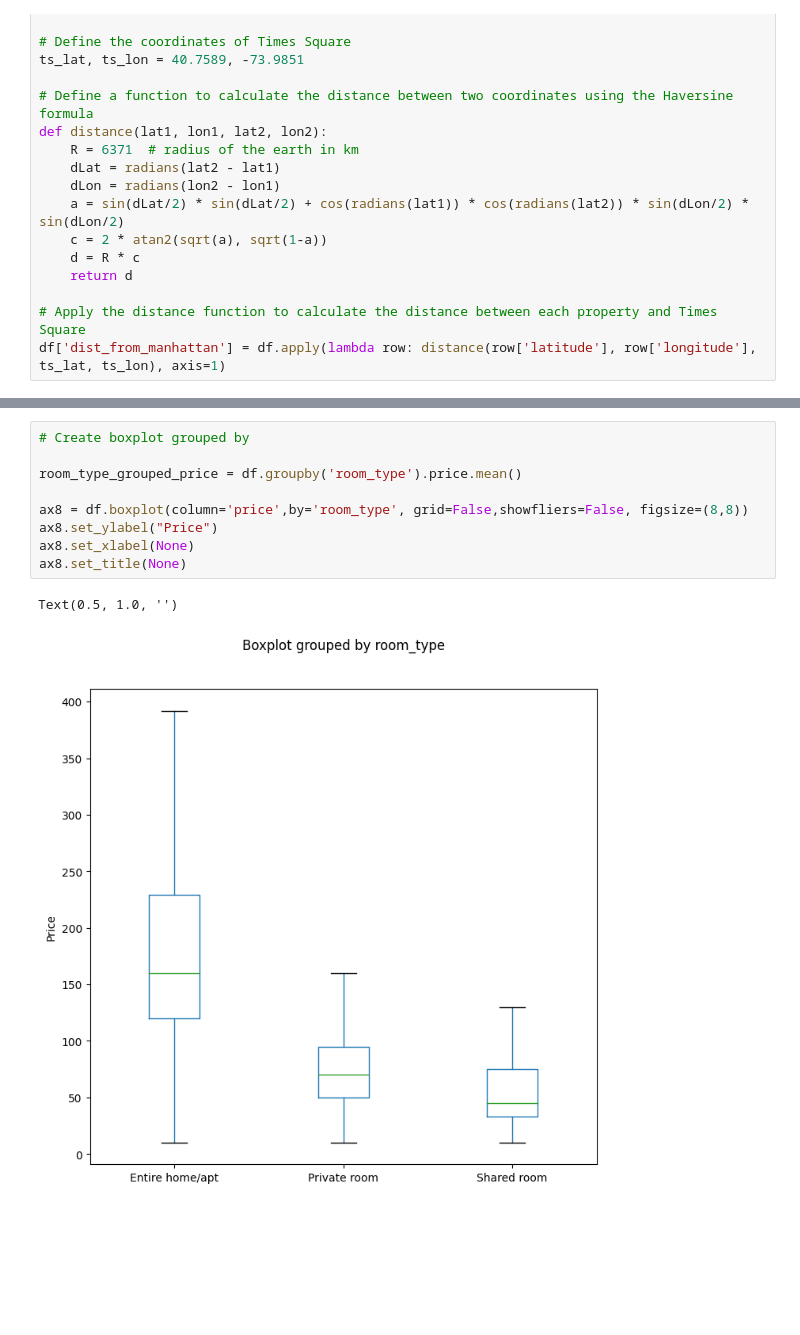
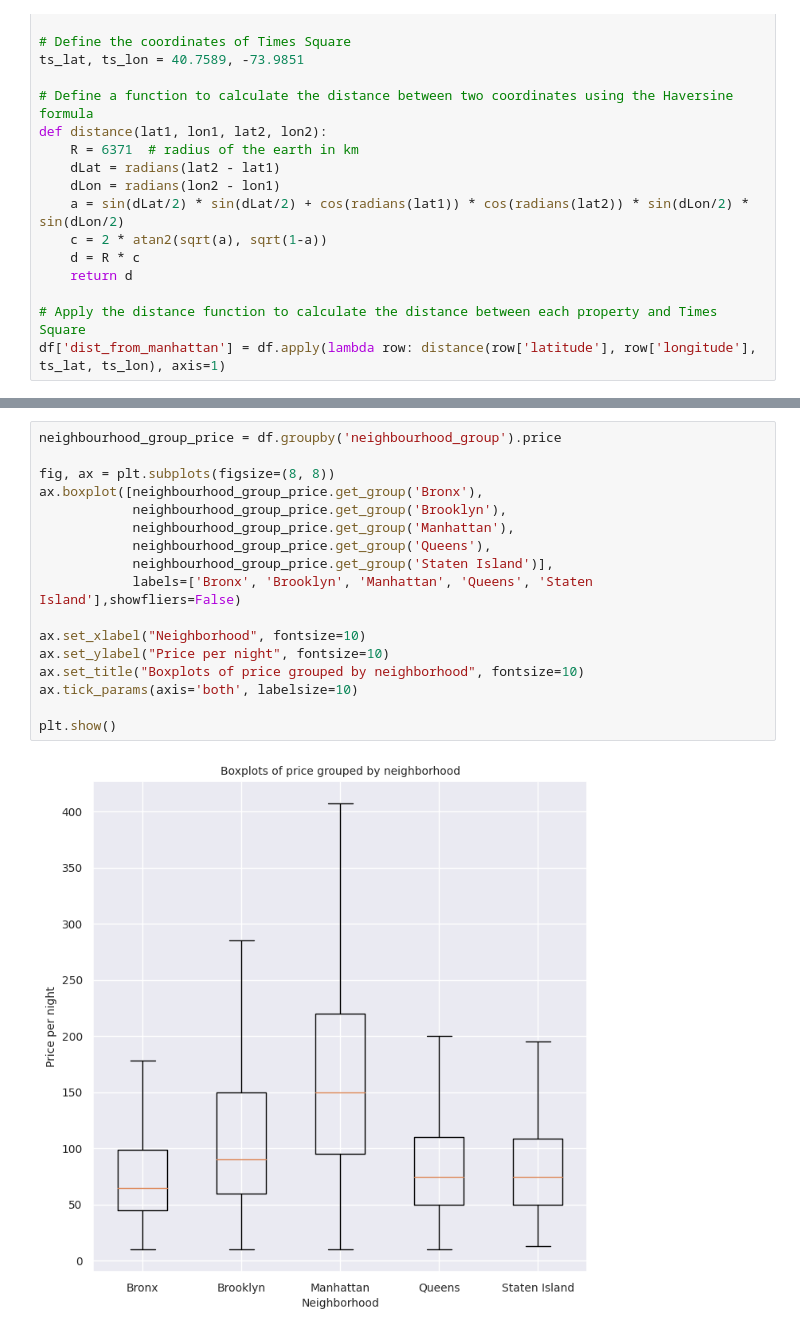
Before and after one commit to sydney-ho/Airbnb-Analysis, a Jupyter notebook: airbnb.ipynb, the cells around one changed output, grey strips where cells are left out. Cells and saved outputs as stored; diff of their text form; blank space fills up the shorter version.

```diff
--- a/airbnb.ipynb
+++ b/airbnb.ipynb
@@ -160,12 +151,19 @@ Text(0.5, 1.0, '')
-# %%
-# Create boxplot grouped by
-
-room_type_grouped_price = df.groupby('room_type').price.mean()
-
-ax8 = df.boxplot(column='price',by='room_type', grid=False,showfliers=False, figsize=(8,8))
-ax8.set_ylabel("Price")
-ax8.set_xlabel(None)
-ax8.set_title(None)
-# %% [output]
-Text(0.5, 1.0, '')
-[figure, removed]
+# %%
+neighbourhood_group_price = df.groupby('neighbourhood_group').price
+
+fig, ax = plt.subplots(figsize=(8, 8))
+ax.boxplot([neighbourhood_group_price.get_group('Bronx'),
+            neighbourhood_group_price.get_group('Brooklyn'),
+            neighbourhood_group_price.get_group('Manhattan'),
+            neighbourhood_group_price.get_group('Queens'),
+            neighbourhood_group_price.get_group('Staten Island')],
+            labels=['Bronx', 'Brooklyn', 'Manhattan', 'Queens', 'Staten Island'],showfliers=False)
+
+ax.set_xlabel("Neighborhood", fontsize=10)
+ax.set_ylabel("Price per night", fontsize=10)
+ax.set_title("Boxplots of price grouped by neighborhood", fontsize=10)
+ax.tick_params(axis='both', labelsize=10)
+
+plt.show()
+# %% [output]
+[figure, added]
```
Also changed, not shown: parts of 11 cells of this notebook.
